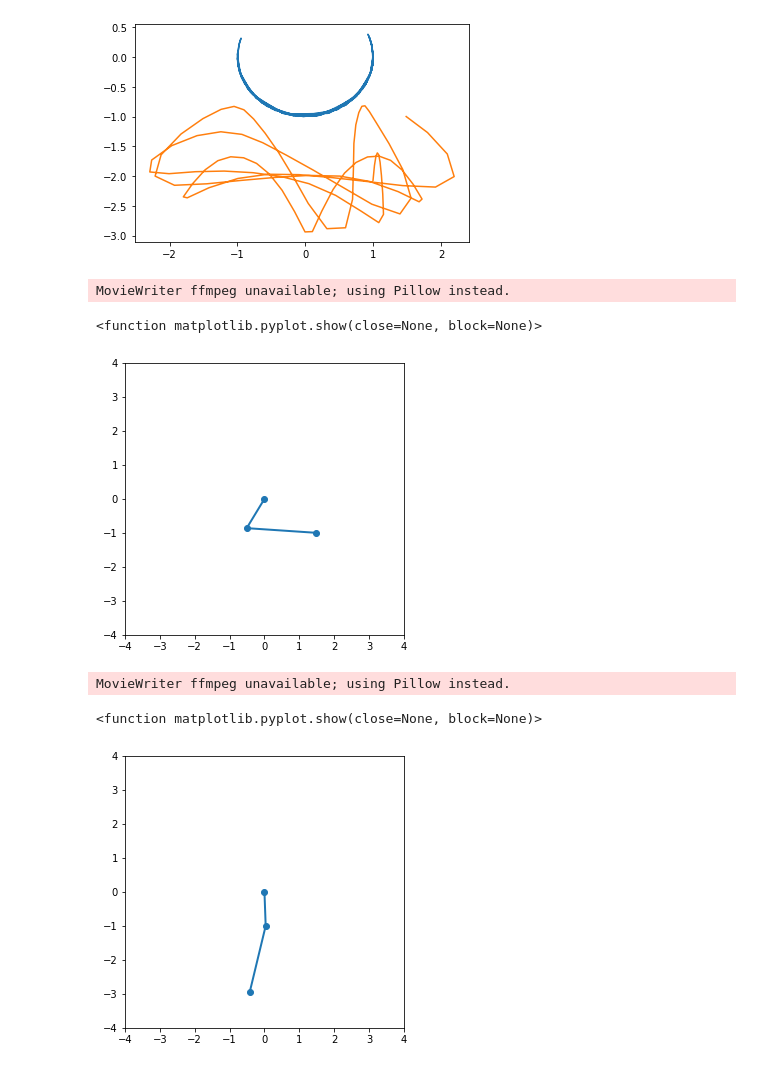
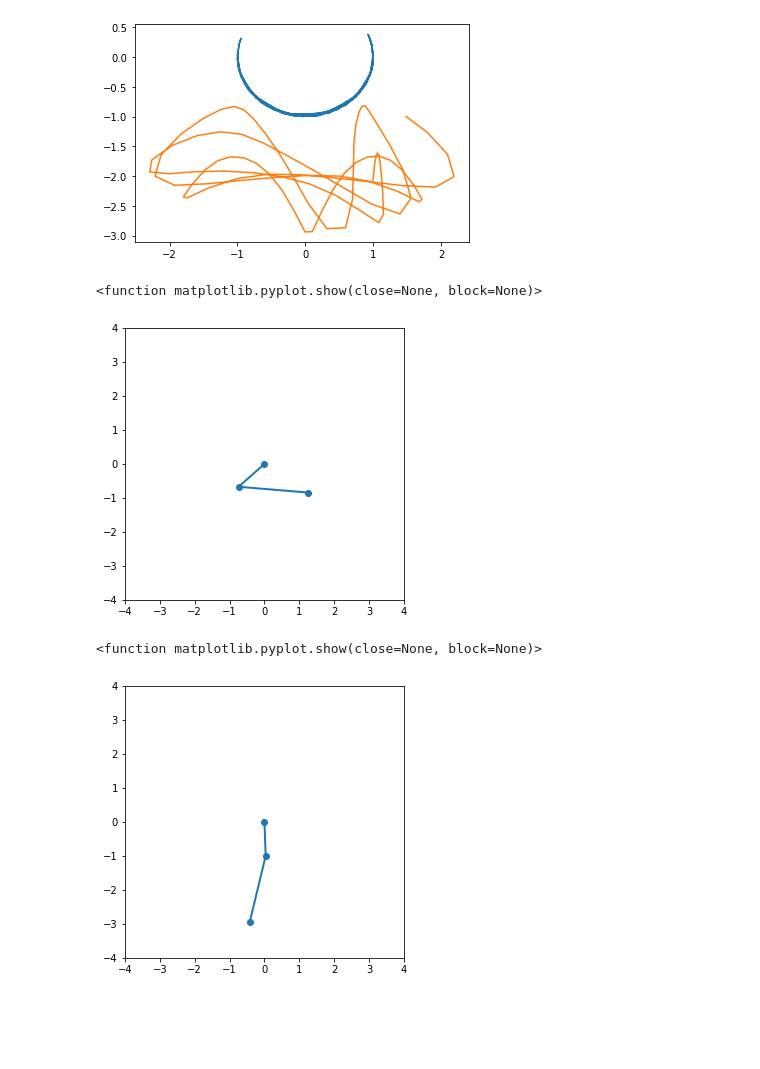
Before and after one commit to r4b61t/ssm, a Jupyter notebook: Homework/Homework 1.3.ipynb, the cells around one changed output. Drawn from its saved outputs; the diff is of its cells as text; code cells hidden in the pictures; blank space fills up the shorter version.

```diff
--- a/Homework/Homework 1.3.ipynb
+++ b/Homework/Homework 1.3.ipynb
@@ -132,23 +131,22 @@ plt.plot(l2*np.sin(ans[:,1])+l1*np.sin(ans[:,0]), -l2*np.cos(ans[:,1])-l1*np.cos
 # %%
 fig, ax = plt.subplots(figsize=(5, 5))
 ax = plt.axes(xlim=(-4, 4), ylim=(-4, 4))
 mass1, = ax.plot([], [], 'g.', markersize=15)
 mass2, = ax.plot([], [], 'r.', markersize=20)
 line, = ax.plot([], [], 'o-', lw=2)
 
 def animate(i):
     mass1 = np.array([l1*np.sin(ans[i,0]),-l1*np.cos(ans[i,0])])
     mass2 = np.array([l2*np.sin(ans[i,1])+l1*np.sin(ans[i,0]), -l2*np.cos(ans[i,1])-l1*np.cos(ans[i,0])])
     line.set_data([0,mass1[0],mass2[0]],[0,mass1[1],mass2[1]])
     return line
 
 anim = animation.FuncAnimation(fig, animate,frames=int(T/0.1), repeat=False)
-anim.save('dblpend.gif', fps = 24)
+anim.save('dblpend.mp4', fps = 100)
 plt.show
 # %% [output]
-MovieWriter ffmpeg unavailable; using Pillow instead.
+<function matplotlib.pyplot.show(close=None, block=None)>
-<function matplotlib.pyplot.show(close=None, block=None)>
-[figure, old version]
+[figure, new version]
 # %%
 T=100
 t = np.arange(0,T,0.01)
@@ -159,9 +157,8 @@ mass1, = ax.plot([], [], 'g.', markersize=15)
 mass2, = ax.plot([], [], 'r.', markersize=20)
 line, = ax.plot([], [], 'o-', lw=2)
 anim = animation.FuncAnimation(fig, animate,frames=int(T/0.01), repeat=False)
-anim.save('dblpend100.gif', fps = 30)
+anim.save('dblpend100.mp4', fps = 100)
 plt.show
 # %% [output]
-MovieWriter ffmpeg unavailable; using Pillow instead.
+<function matplotlib.pyplot.show(close=None, block=None)>
-<function matplotlib.pyplot.show(close=None, block=None)>
 [figure]
```
Also changed, not shown: parts of 1 cell of this notebook, 7 other files.
